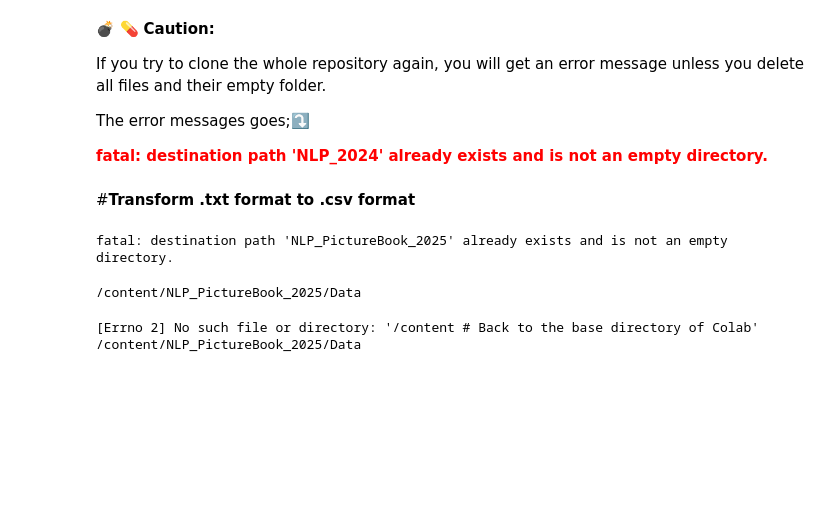
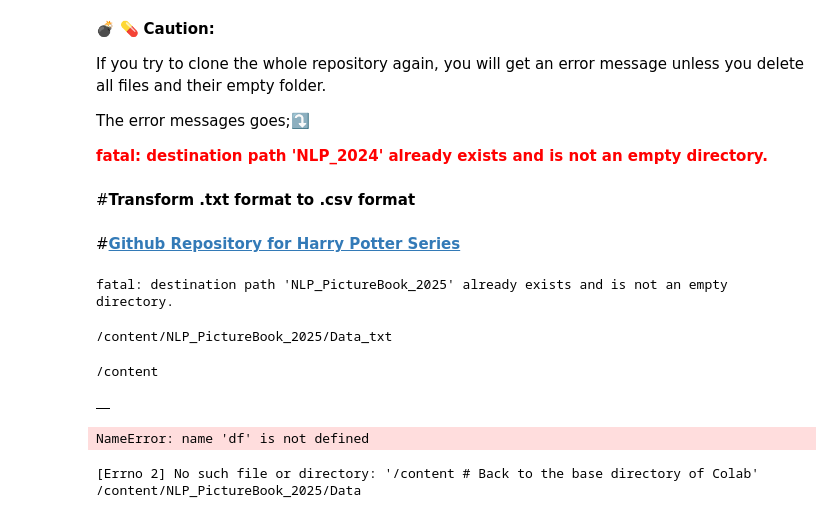
Before and after one commit to Emily7464/NLP_PictureBook_2025, a Jupyter notebook: 8_readtxtfilesimportingfromhtml.ipynb, the cells around one changed output. Drawn from its saved outputs; the diff is of its cells as text; code cells hidden in the pictures; blank space fills up the shorter version.

```diff
--- a/8_readtxtfilesimportingfromhtml.ipynb
+++ b/8_readtxtfilesimportingfromhtml.ipynb
@@ -97,11 +89,3 @@ https://www.google.com/
-# %%
-from urllib.request import urlopen
-url='https://www.google.com/'
-
-with urlopen(url)as f:
-  content=f.read().decode()
-  with open('google_html','w') as cf:
-    cf.write(content)
 # %%
 #@markdown ### 🐹 <font color = 'red'>**Student Activity 1** ⤵️
 
@@ -311,14 +288,36 @@ The error messages goes;⤵️
 <font color = 'red'> **fatal: destination path 'NLP_2024' already exists and is not an empty directory.**
 # %% [markdown]
 #**Transform .txt format to .csv format**
+# %% [markdown]
+#**[Github Repository for Harry Potter Series]("https://github.com/ErikaJacobs/Harry-Potter-Text-Mining")**
 # %%
 ! git clone https://github.com/ms624atyale/NLP_PictureBook_2025
 # %% [output]
 fatal: destination path 'NLP_PictureBook_2025' already exists and is not an empty directory.
 # %%
-%cd /content/NLP_PictureBook_2025/Data
+%cd /content/NLP_PictureBook_2025/Data_txt
 # %% [output]
-/content/NLP_PictureBook_2025/Data
+/content/NLP_PictureBook_2025/Data_txt
+# %%
+import pandas as pd
+import glob
+fns = glob.glob('*.txt')
+df = pd.DataFrame()
+
+for fn in fns:
+  dftmp = pd.read_csv(fn, sep="@")
+  df = pd.concat([df,dftmp])
+%cd /content
+
+df
+# %% [output]
+/content
+|  |
+# %%
+# Save the DataFrame as a CSV file (This csv file is generated under the folder you are currently working on!)
+df.to_csv("PG_Aesop_Sample.csv", index=False)  # Saves without the index label for the column header
+# %% [output]
+NameError: name 'df' is not defined
 # %%
 import pandas as pd # Pandas comes pre-installed in Colab.
 
```
Also changed, not shown: parts of 6 cells of this notebook.
